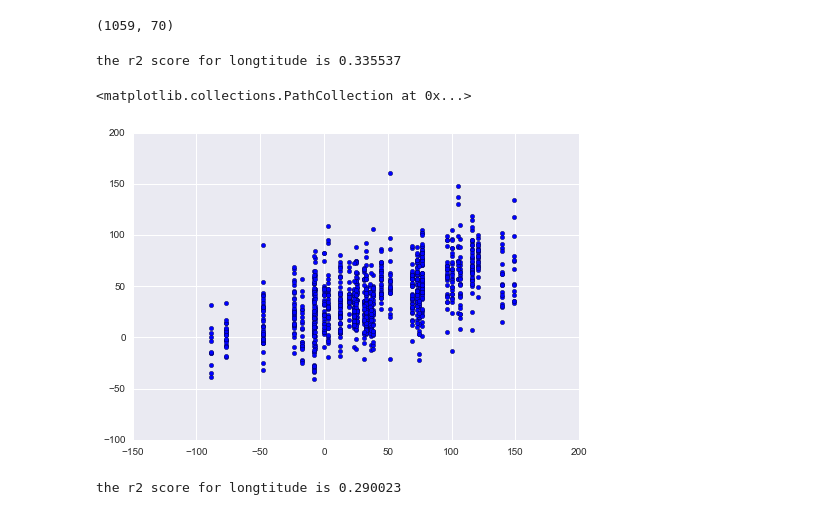
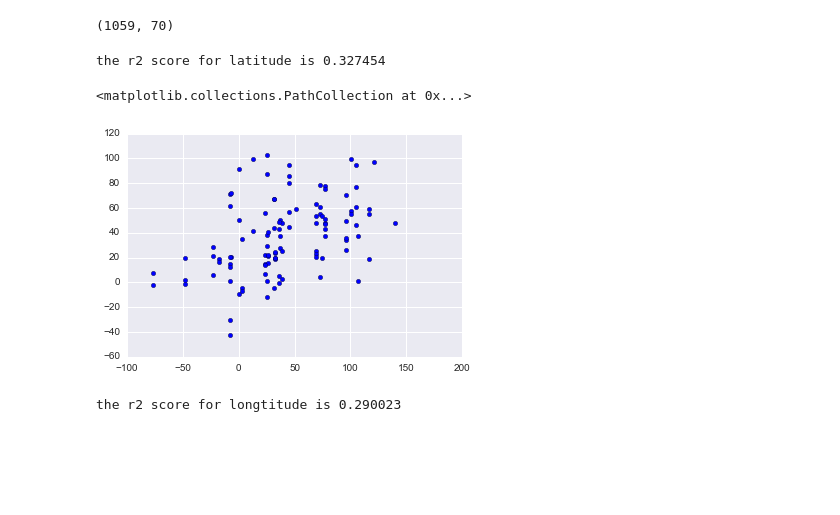
Before and after one commit to DarwinSenior/cs498, a Jupyter notebook: assignment6/HW6.ipynb, the cells around one changed output. Cells and saved outputs as stored; diff of their text form; code cells hidden in the pictures; blank space fills up the shorter version.

```diff
--- a/assignment6/HW6.ipynb
+++ b/assignment6/HW6.ipynb
@@ -13,19 +14,22 @@ df = pd.read_csv('data/default_features_1059_tracks.txt', header=None)
 x = df.as_matrix()
 # %% [output]
 (1059, 70)
-# %%
-X = x[:,:68]
-YLong = x[:,68]
-YLat = x[:,69]
+# %%
+X = x[:,:68]
+Xtrain, Xtest, ytrain, ytest = train_test_split(x[:,:68], x[:,68:], test_size=0.1)
+YLongTrain = ytrain[:,0]
+YLatTrain = ytrain[:,1]
+YLongTest = ytest[:,0]
+YLatTest = ytest[:,1]
 # %%
 clf = linear_model.LinearRegression()
-clf.fit(X, YLat)
+clf.fit(Xtrain, YLatTrain)
 print("the r2 score for latitude is %f"%r2_score(YLat, clf.predict(X)))
-pyplot.scatter(YLat, clf.predict(X))
+pyplot.scatter(YLatTest, clf.predict(Xtest))
 # %% [output]
-the r2 score for longtitude is 0.335537
+the r2 score for latitude is 0.327454
 <matplotlib.collections.PathCollection at 0x...>
-[figure, old version]
+[figure, new version]
 # %%
 clf = linear_model.LinearRegression()
 clf.fit(X, YLong)
```
Also changed, not shown: parts of 3 cells of this notebook.
